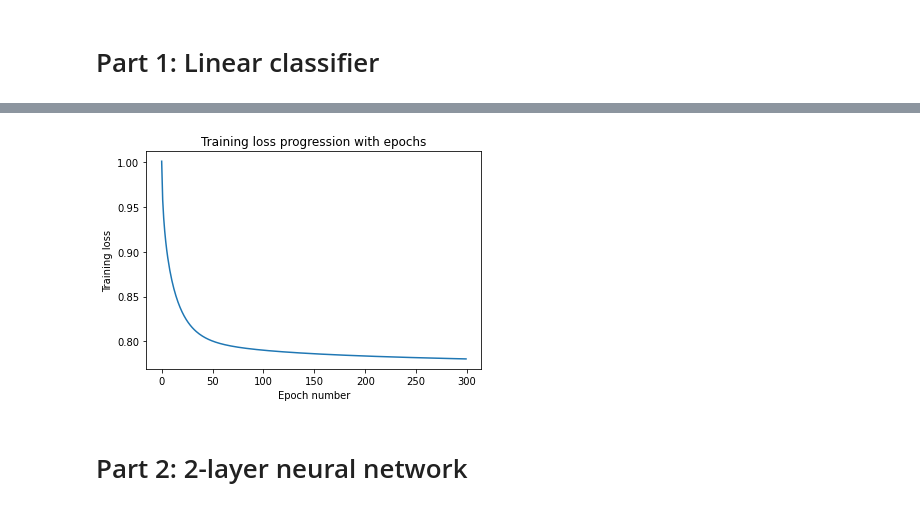
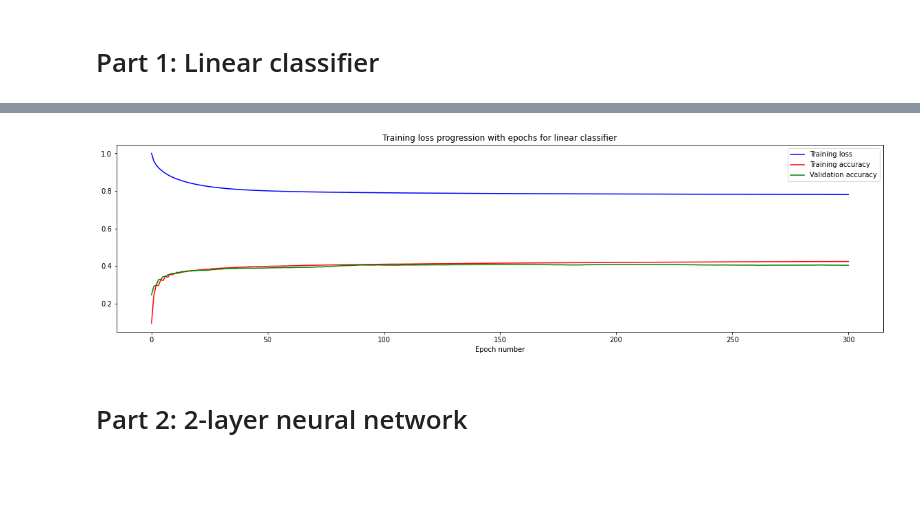
Before and after one commit to PamudithaSomarathne/EN2550, a Jupyter notebook: 4 Neural Network/EN2550_Assignment_04.ipynb, the cells around one changed output, grey strips where cells are left out. Drawn from its saved outputs; the diff is of its cells as text; code cells hidden in the pictures; blank space fills up the shorter version.

Commit message:
Added cross-validation, regularization, input shuffling and finished debugging linear classifier.

```diff
--- a/4 Neural Network/EN2550_Assignment_04.ipynb
+++ b/4 Neural Network/EN2550_Assignment_04.ipynb
@@ -59,7 +61,7 @@ No of classes : 10
 # %% [markdown]
 # Part 1: Linear classifier
 # %%
-def initialize_linear_weights(shape, epsilon=0.001):
+def initialize_linear_weights(shape, epsilon=0.00001):
   W = np.random.randn(shape[0], shape[1])*epsilon
   b = np.zeros((1,shape[1]))
   return [W,b]
@@ -68,17 +70,16 @@ def forward_prop_linear(x_data, weights):
   return np.matmul(x_data, weights[0]) +\
     np.matmul(np.ones((x_data.shape[0],1)),weights[1])
 
-def mean_sum_of_squared_errors(y, y_hat, reg=0, weights=[]):
+def mean_sum_of_squared_errors_linear(y, y_hat, weights, reg=0.0):
   """ Loss function """
-  diff = (y-y_hat).astype(np.float32)
-  if reg: return np.mean(np.sum(np.multiply(diff,diff),axis=1))
-  else: return np.mean(np.sum(np.multiply(diff,diff),axis=1))
+  diff = (y_hat-y).astype(np.float32)
+  return np.mean(np.sum(np.multiply(diff,diff),axis=1)) + reg*np.sum(np.multiply(weights[0],weights[0]))
 
 def back_prop_linear(y_hat, y, x):
   return [np.matmul(x.T,2*(y_hat-y))/x.shape[0],np.sum(2*(y_hat-y),axis=0)/x.shape[0]]
 
-def gradient_descent_linear(grads, weights, learning_rate=0.01):
-  weights[0] = weights[0]-learning_rate*grads[0]
+def gradient_descent_linear(grads, weights, learning_rate=0.01, reg=0.0):
+  weights[0] = weights[0]-learning_rate*grads[0]-reg*weights[0]
   weights[1] = weights[1]-learning_rate*grads[1]
   return weights
 
@@ -183,14 +190,15 @@ Accuracy for test set: 40.55 %
 # %%
-plt.figure(figsize=(20,20))
+plt.figure(figsize=(20,5))
 plt.title("Training loss progression with epochs for linear classifier")
 plt.xlabel("Epoch number")
-plt.savefig("images/linear_training_loss.png")
-plt.plot(linear_loss_history, 'b', label="Training loss")
-plt.plot(linear_train_acc_history/100, 'r', label="Training accuracy")
-plt.plot(linear_val_acc_history/100, 'g', label="Validation accuracy")
+plt.plot(np.array(linear_loss_history)/max(linear_loss_history), 'b', label="Training loss")
+plt.plot(np.array(linear_train_acc_history)/100, 'r', label="Training accuracy")
+if use_val: plt.plot(np.array(linear_val_acc_history)/100, 'g', label="Validation accuracy")
+plt.legend()
+#plt.savefig("images/linear_training_loss.png")
 plt.show()
 # %% [output]
-[figure, old version]
+[figure, new version]
 # %% [markdown]
 # Part 2: 2-layer neural network
 # %%
```
Also changed, not shown: parts of 8 cells of this notebook.
